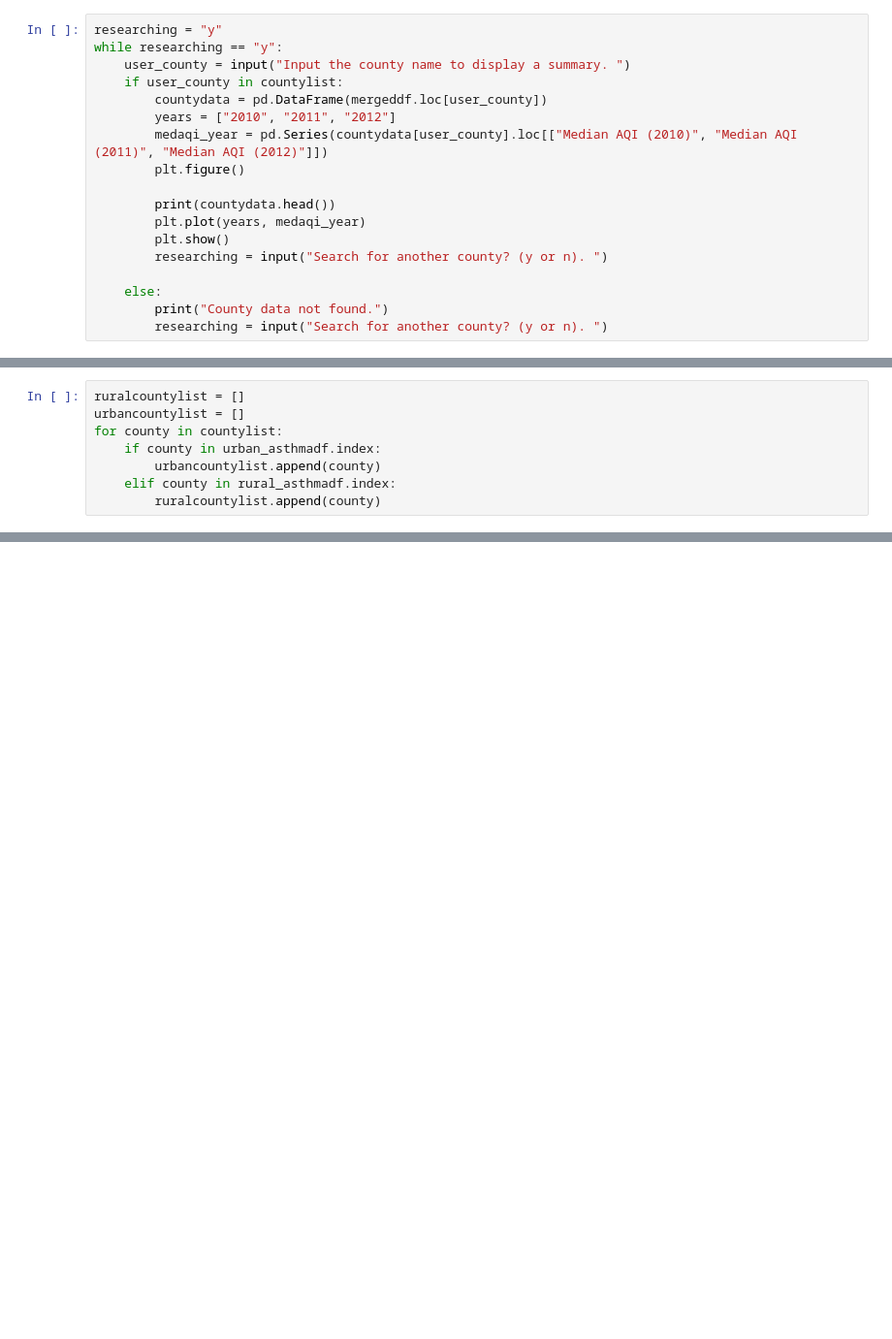
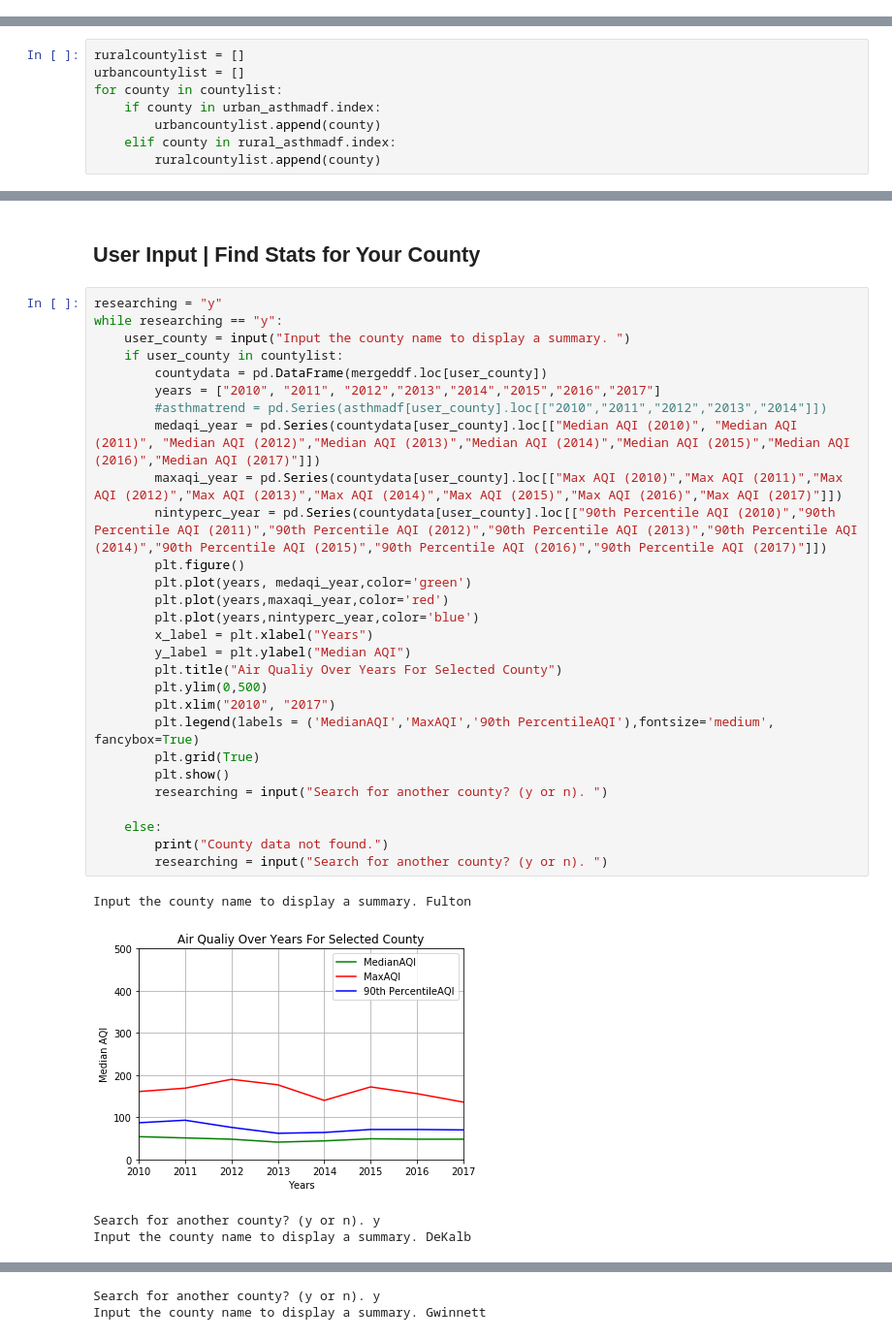
Before and after one commit to ghteds/healthproject, a Jupyter notebook: Code/Air & Asthma.ipynb, the cells around one changed output, grey strips where cells are left out. Shown at 97% size. Drawn from its saved outputs; the diff is of its cells as text; blank space fills up the shorter version.

```diff
--- a/Code/Air & Asthma.ipynb
+++ b/Code/Air & Asthma.ipynb
@@ -216,21 +218,3 @@ plt.title("Air Qualiy & Asthma Data (2017)")
 plt.savefig("../Images/air_asthma_plot_2017.png")
 # %% [output]
 [figure]
-# %%
-researching = "y"
-while researching == "y":
-    user_county = input("Input the county name to display a summary. ")
-    if user_county in countylist:
-        countydata = pd.DataFrame(mergeddf.loc[user_county])
-        years = ["2010", "2011", "2012"]
-        medaqi_year = pd.Series(countydata[user_county].loc[["Median AQI (2010)", "Median AQI (2011)", "Median AQI (2012)"]])
-        plt.figure()
-
-        print(countydata.head())
-        plt.plot(years, medaqi_year)
-        plt.show()
-        researching = input("Search for another county? (y or n). ")
-
-    else:
-        print("County data not found.")
-        researching = input("Search for another county? (y or n). ")
@@ -466,0 +551,35 @@ pvals
+# %% [markdown]
+## User Input | Find Stats for Your County
+# %%
+researching = "y"
+while researching == "y":
+    user_county = input("Input the county name to display a summary. ")
+    if user_county in countylist:
+        countydata = pd.DataFrame(mergeddf.loc[user_county])
+        years = ["2010", "2011", "2012","2013","2014","2015","2016","2017"]
+        #asthmatrend = pd.Series(asthmadf[user_county].loc[["2010","2011","2012","2013","2014"]])
+        medaqi_year = pd.Series(countydata[user_county].loc[["Median AQI (2010)", "Median AQI (2011)", "Median AQI (2012)","Median AQI (2013)","Median AQI (2014)","Median AQI (2015)","Median AQI (2016)","Median AQI (2017)"]])
+        maxaqi_year = pd.Series(countydata[user_county].loc[["Max AQI (2010)","Max AQI (2011)","Max AQI (2012)","Max AQI (2013)","Max AQI (2014)","Max AQI (2015)","Max AQI (2016)","Max AQI (2017)"]])
+        nintyperc_year = pd.Series(countydata[user_county].loc[["90th Percentile AQI (2010)","90th Percentile AQI (2011)","90th Percentile AQI (2012)","90th Percentile AQI (2013)","90th Percentile AQI (2014)","90th Percentile AQI (2015)","90th Percentile AQI (2016)","90th Percentile AQI (2017)"]])
+        plt.figure()
+        plt.plot(years, medaqi_year,color='green')
+        plt.plot(years,maxaqi_year,color='red')
+        plt.plot(years,nintyperc_year,color='blue')
+        x_label = plt.xlabel("Years")
+        y_label = plt.ylabel("Median AQI")
+        plt.title("Air Qualiy Over Years For Selected County")
+        plt.ylim(0,500)
+        plt.xlim("2010", "2017")
+        plt.legend(labels = ('MedianAQI','MaxAQI','90th PercentileAQI'),fontsize='medium', fancybox=True)
+        plt.grid(True)
+        plt.show()
+        researching = input("Search for another county? (y or n). ")
+
+    else:
+        print("County data not found.")
+        researching = input("Search for another county? (y or n). ")
+# %% [output]
+Input the county name to display a summary. Fulton
+[figure, added]
+Search for another county? (y or n). y
+Input the county name to display a summary. DeKalb
@@ -466,0 +587,2 @@ pvals
+Search for another county? (y or n). y
+Input the county name to display a summary. Gwinnett
```
Also changed, not shown: parts of 15 cells of this notebook.
